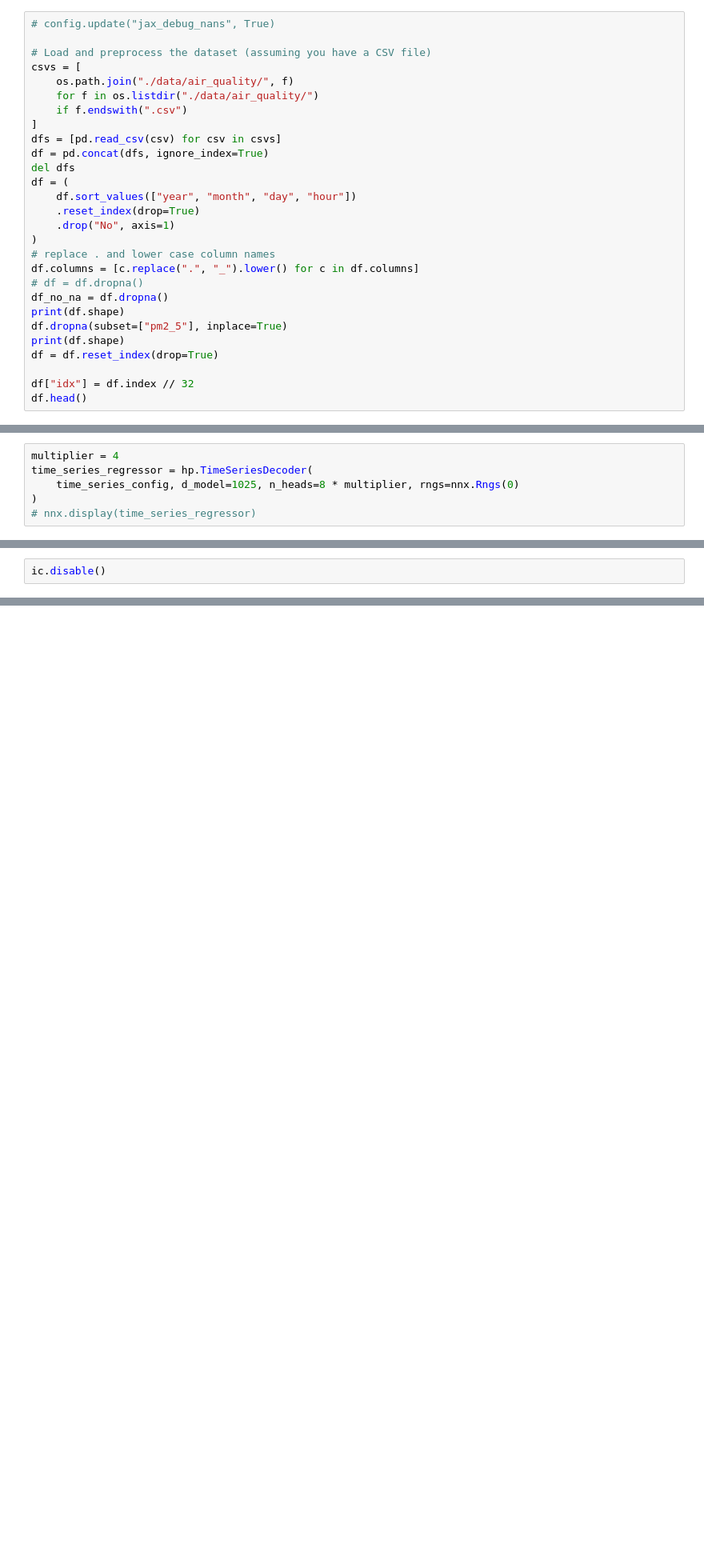
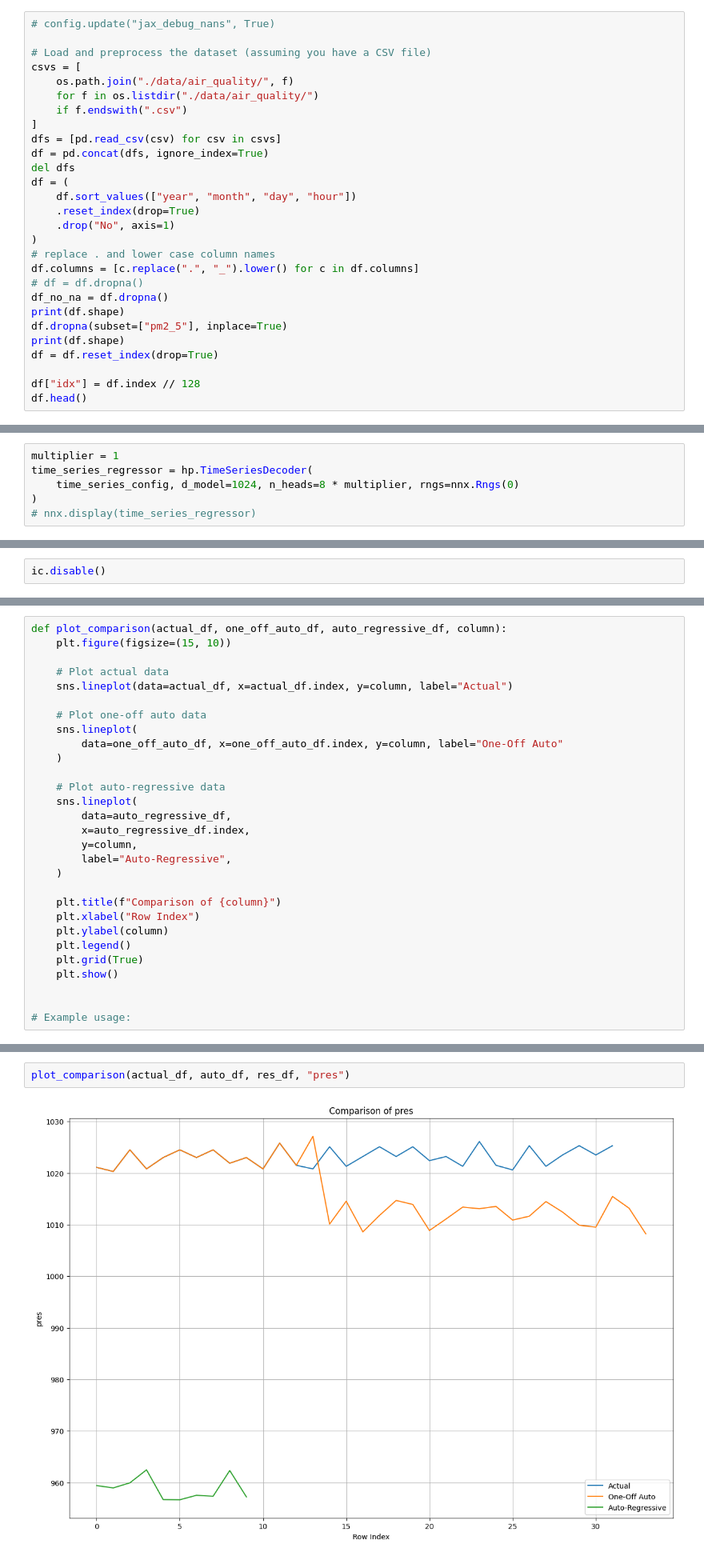
Before and after one commit to IndustryTransformer/Hephaestus, a Jupyter notebook: MTMAirQuality.ipynb, the cells around one changed output, grey strips where cells are left out. Shown at 80% size. Cells and saved outputs as stored; diff of their text form; blank space fills up the shorter version.

```diff
--- a/MTMAirQuality.ipynb
+++ b/MTMAirQuality.ipynb
@@ -51,7 +53,7 @@ df.dropna(subset=["pm2_5"], inplace=True)
 print(df.shape)
 df = df.reset_index(drop=True)
 
-df["idx"] = df.index // 32
+df["idx"] = df.index // 128
 df.head()
 # %% [output]
 (420768, 17)
@@ -141,9 +143,9 @@ print(batch["numeric"].shape, batch["categorical"].shape)
 # %% [output]
 (4, 15, 32) (4, 2, 32)
 # %%
-multiplier = 4
+multiplier = 1
 time_series_regressor = hp.TimeSeriesDecoder(
-    time_series_config, d_model=1025, n_heads=8 * multiplier, rngs=nnx.Rngs(0)
+    time_series_config, d_model=1024, n_heads=8 * multiplier, rngs=nnx.Rngs(0)
 )
 # nnx.display(time_series_regressor)
 # %%
@@ -249,0 +487,29 @@ x.categorical_out.shape
+# %%
+def plot_comparison(actual_df, one_off_auto_df, auto_regressive_df, column):
+    plt.figure(figsize=(15, 10))
+
+    # Plot actual data
+    sns.lineplot(data=actual_df, x=actual_df.index, y=column, label="Actual")
+
+    # Plot one-off auto data
+    sns.lineplot(
+        data=one_off_auto_df, x=one_off_auto_df.index, y=column, label="One-Off Auto"
+    )
+
+    # Plot auto-regressive data
+    sns.lineplot(
+        data=auto_regressive_df,
+        x=auto_regressive_df.index,
+        y=column,
+        label="Auto-Regressive",
+    )
+
+    plt.title(f"Comparison of {column}")
+    plt.xlabel("Row Index")
+    plt.ylabel(column)
+    plt.legend()
+    plt.grid(True)
+    plt.show()
+
+
+# Example usage:
@@ -249,0 +539,4 @@ x.categorical_out.shape
+# %%
+plot_comparison(actual_df, auto_df, res_df, "pres")
+# %% [output]
+[figure, added]
```
Also changed, not shown: parts of 18 cells of this notebook, 4 other files.
